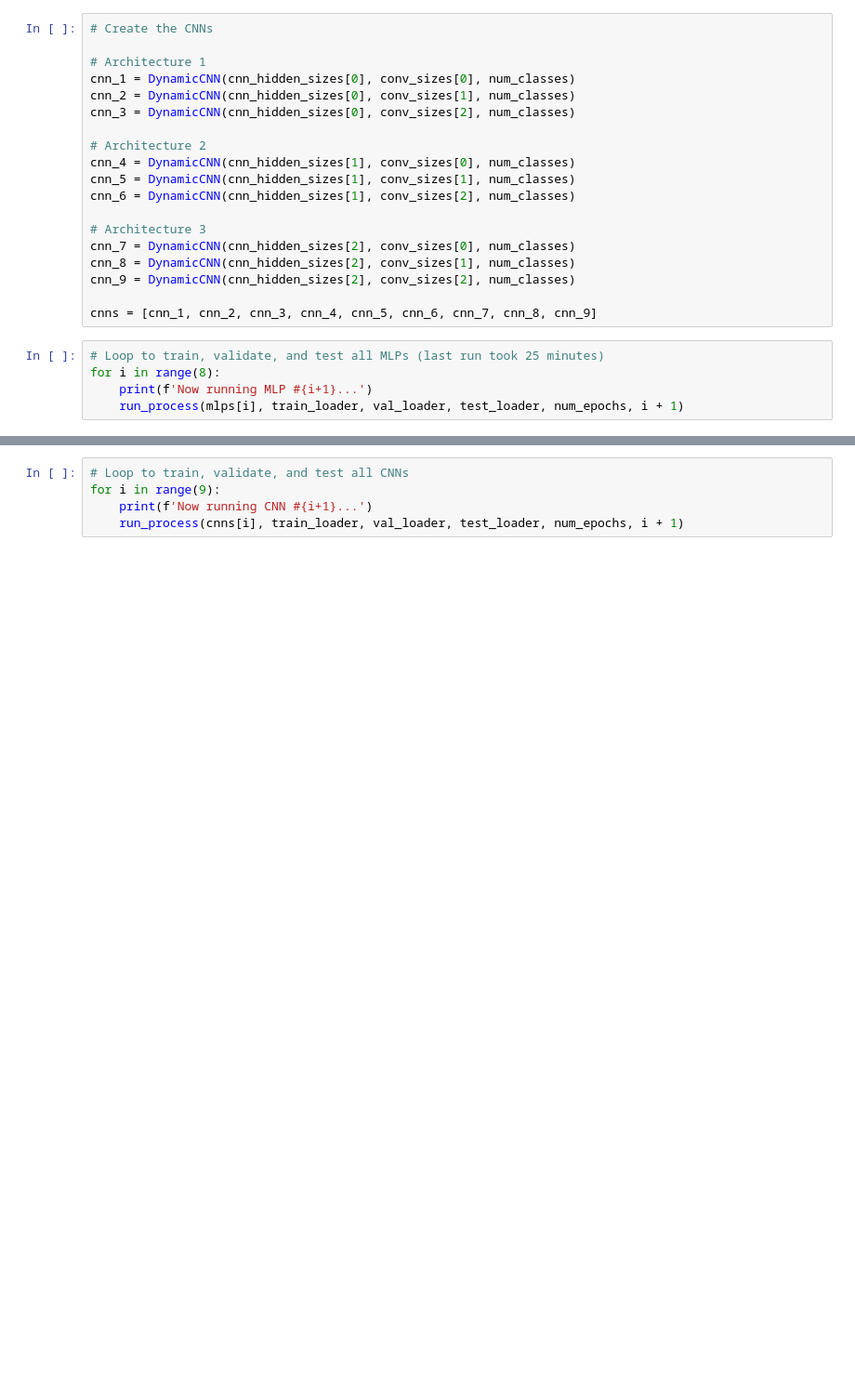
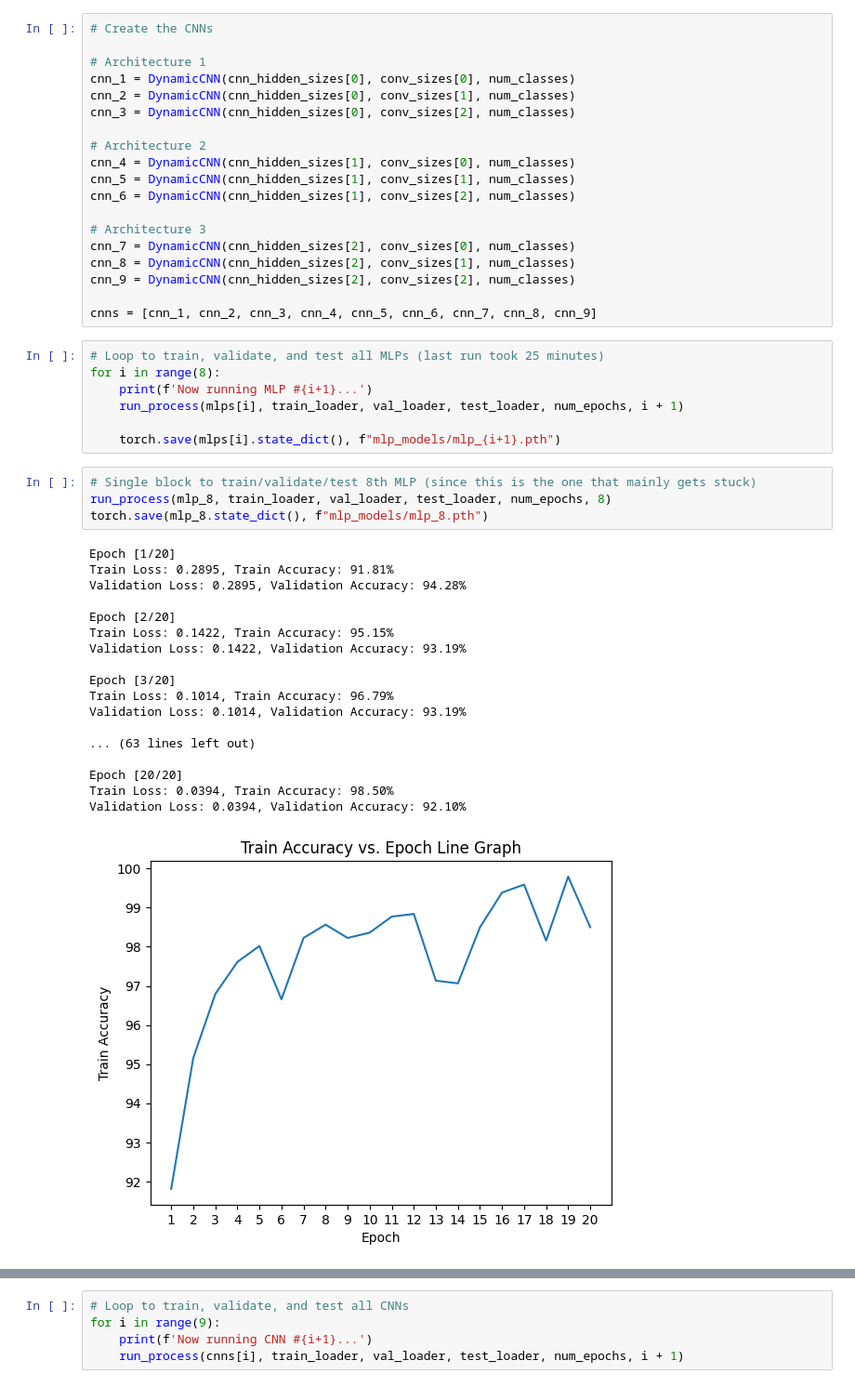
Before and after one commit to jontruong05/wildfire-detection, a Jupyter notebook: wildfire_prediction.ipynb, the cells around one changed output, grey strips where cells are left out. Shown at 93% size. Saved outputs shown, nothing was run; the diff lists cells and outputs as text; blank space fills up the shorter version.

Commit message:
finalized MLP training

```diff
--- a/wildfire_prediction.ipynb
+++ b/wildfire_prediction.ipynb
@@ -305,3 +303,28 @@ cnns = [cnn_1, cnn_2, cnn_3, cnn_4, cnn_5, cnn_6, cnn_7, cnn_8, cnn_9]
 for i in range(8):
     print(f'Now running MLP #{i+1}...')
     run_process(mlps[i], train_loader, val_loader, test_loader, num_epochs, i + 1)
+
+    torch.save(mlps[i].state_dict(), f"mlp_models/mlp_{i+1}.pth")
+# %%
+# Single block to train/validate/test 8th MLP (since this is the one that mainly gets stuck)
+run_process(mlp_8, train_loader, val_loader, test_loader, num_epochs, 8)
+torch.save(mlp_8.state_dict(), f"mlp_models/mlp_8.pth")
+# %% [output]
+Epoch [1/20]
+Train Loss: 0.2895, Train Accuracy: 91.81%
+Validation Loss: 0.2895, Validation Accuracy: 94.28%
+
+Epoch [2/20]
+Train Loss: 0.1422, Train Accuracy: 95.15%
+Validation Loss: 0.1422, Validation Accuracy: 93.19%
+
+Epoch [3/20]
+Train Loss: 0.1014, Train Accuracy: 96.79%
+Validation Loss: 0.1014, Validation Accuracy: 93.19%
+
+... (63 lines left out)
+
+Epoch [20/20]
+Train Loss: 0.0394, Train Accuracy: 98.50%
+Validation Loss: 0.0394, Validation Accuracy: 92.10%
+[figure, added]
```
Also changed, not shown: parts of 4 cells of this notebook, 24 other files.
